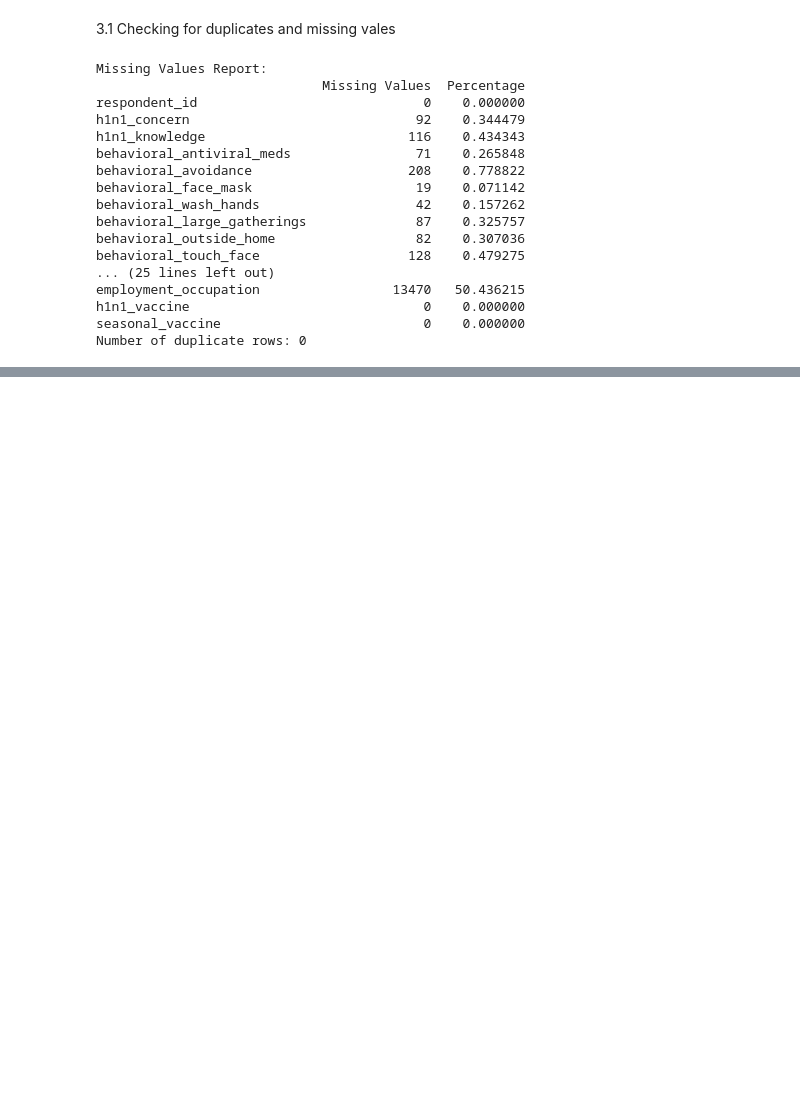
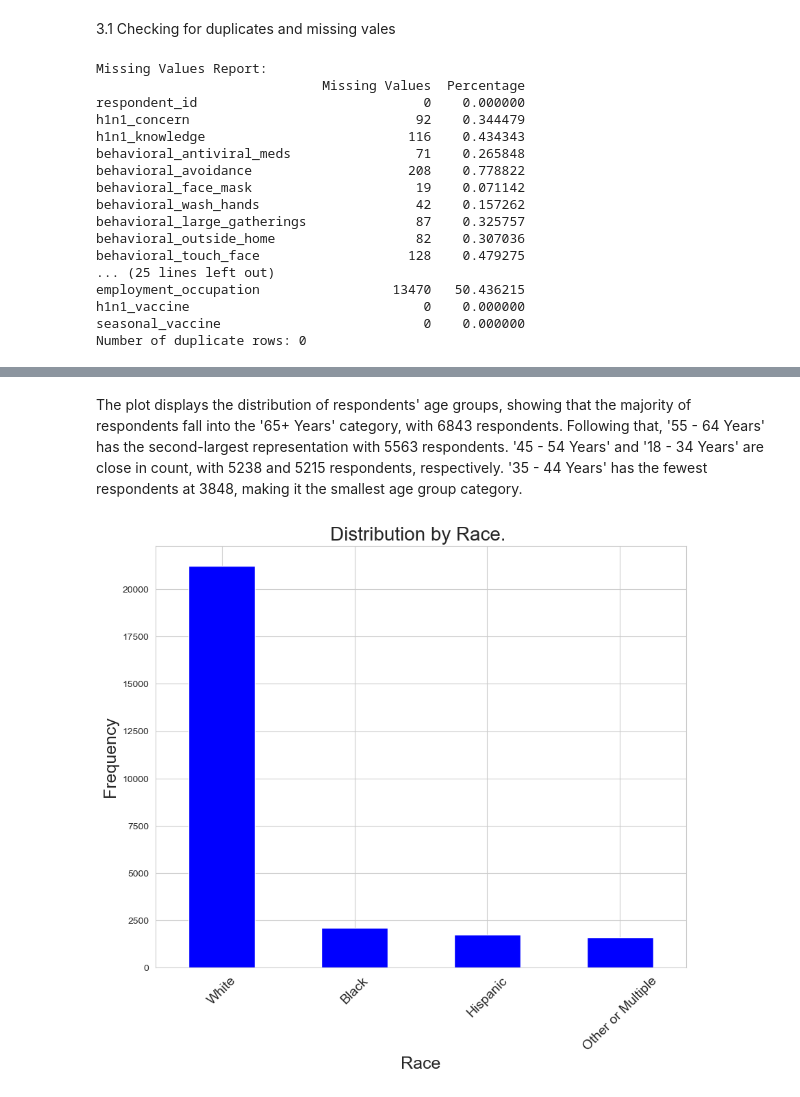
Before and after one commit to Jacintachepkemoi/Jacinta_Phase3, a Jupyter notebook: phase3.ipynb, the cells around one changed output, grey strips where cells are left out. Cells and saved outputs as stored; diff of their text form; code cells hidden in the pictures; blank space fills up the shorter version.

```diff
--- a/phase3.ipynb
+++ b/phase3.ipynb
@@ -200,0 +418,6 @@ None
+# %% [markdown]
+The plot displays the distribution of respondents' age groups, showing that the majority of respondents fall into the '65+ Years' category, with 6843 respondents. Following that, '55 - 64 Years' has the second-largest representation with 5563 respondents. '45 - 54 Years' and '18 - 34 Years' are close in count, with 5238 and 5215 respondents, respectively. '35 - 44 Years' has the fewest respondents at 3848, making it the smallest age group category.
+# %%
+bar(cleaned_df['race'], "Race")
+# %% [output]
+[figure, added]
```
Also changed, not shown: parts of 31 cells of this notebook.
